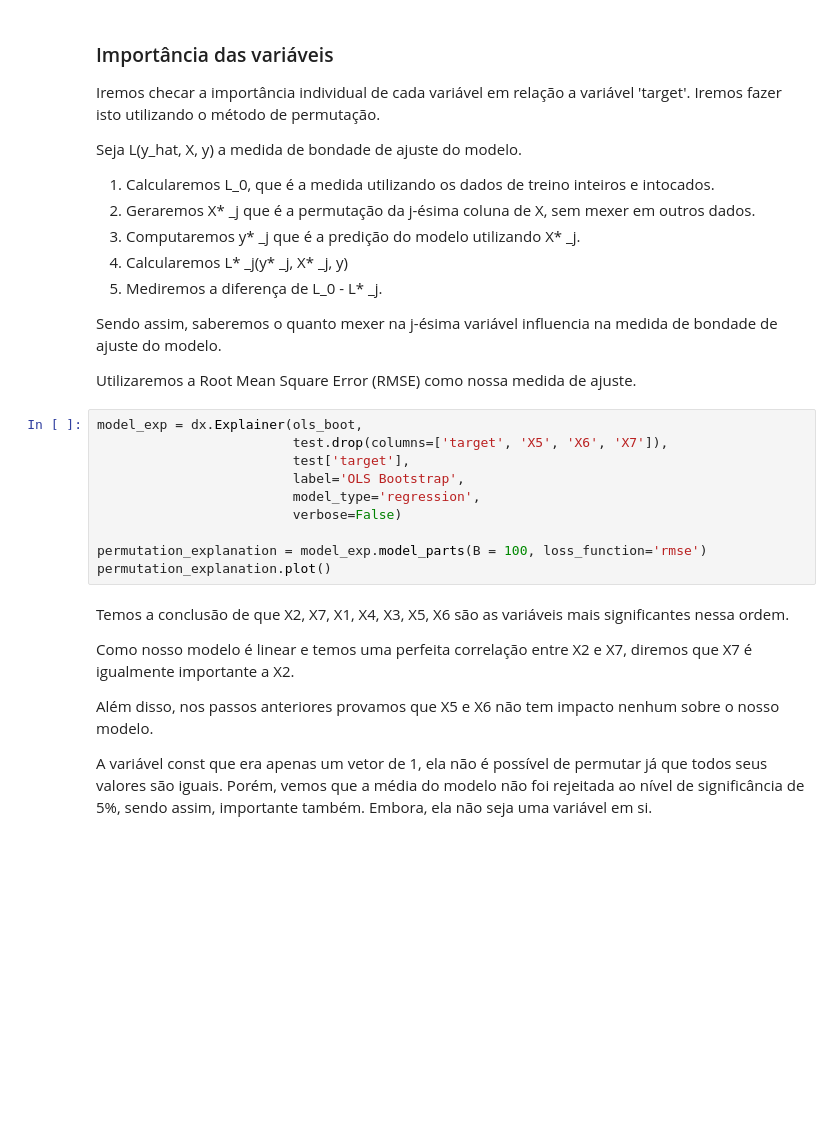
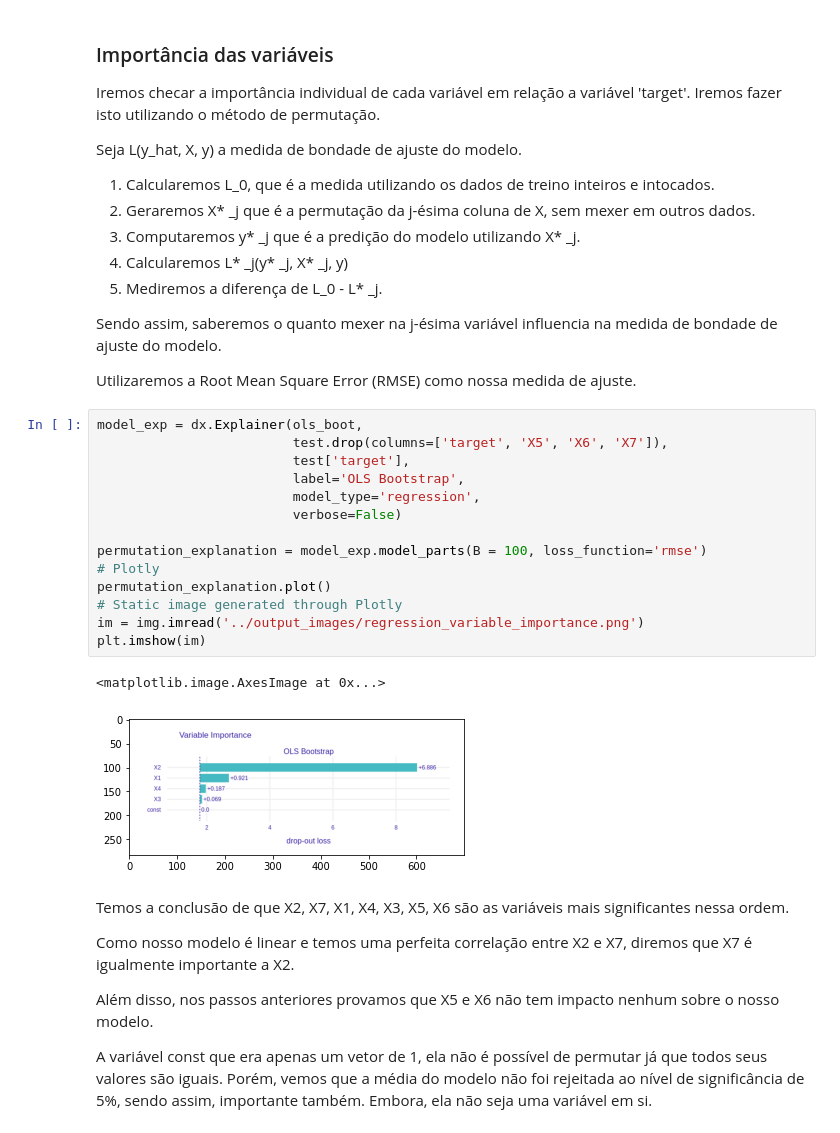
Before and after one commit to Martins6/desafio_oncase, a Jupyter notebook: notebooks/regression.ipynb, the cells around one changed output. Drawn from its saved outputs; the diff is of its cells as text; blank space fills up the shorter version.

Commit message:
Adding var importance image to regression

```diff
--- a/notebooks/regression.ipynb
+++ b/notebooks/regression.ipynb
@@ -394,13 +395,20 @@ Utilizaremos a Root Mean Square Error (RMSE) como nossa medida de ajuste.
 # %%
 model_exp = dx.Explainer(ols_boot,
                          test.drop(columns=['target', 'X5', 'X6', 'X7']),
                          test['target'],
                          label='OLS Bootstrap',
                          model_type='regression',
                          verbose=False)
 
 permutation_explanation = model_exp.model_parts(B = 100, loss_function='rmse')
+# Plotly
 permutation_explanation.plot()
+# Static image generated through Plotly
+im = img.imread('../output_images/regression_variable_importance.png')
+plt.imshow(im)
+# %% [output]
+<matplotlib.image.AxesImage at 0x...>
+[figure, added]
 # %% [markdown]
 Temos a conclusão de que X2, X7, X1, X4, X3, X5, X6 são as variáveis mais significantes nessa ordem.
 
```
Also changed, not shown: parts of 11 cells of this notebook, 1 other file.
